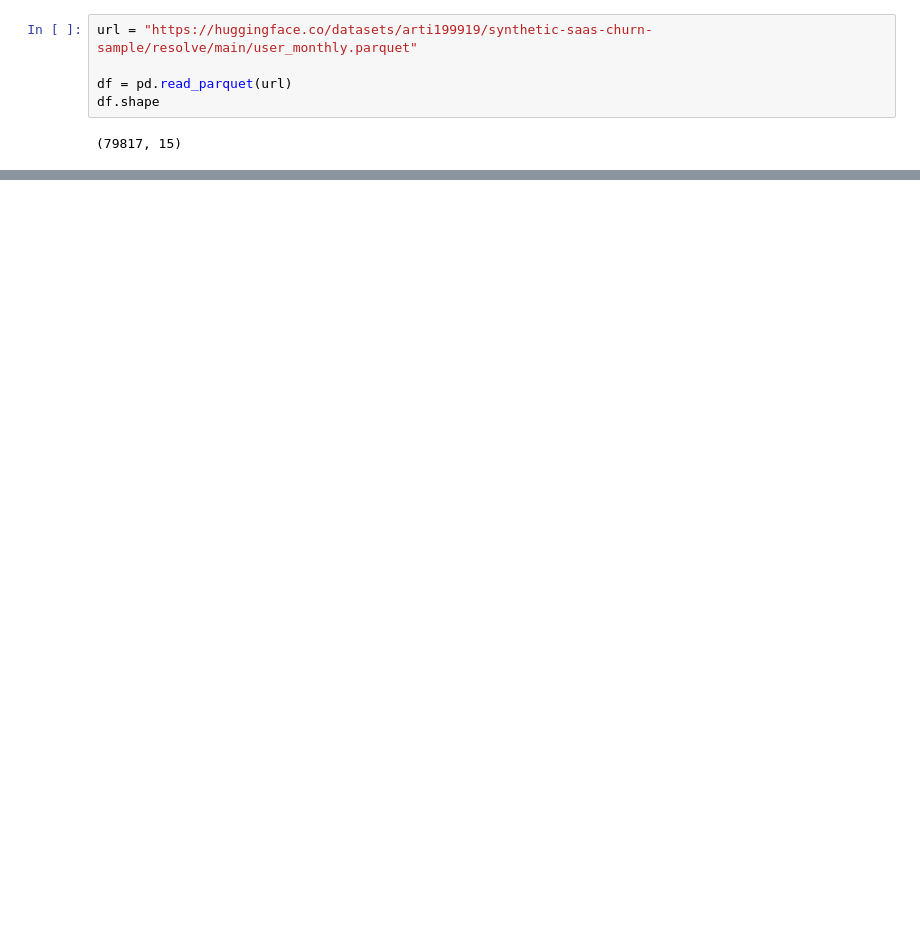
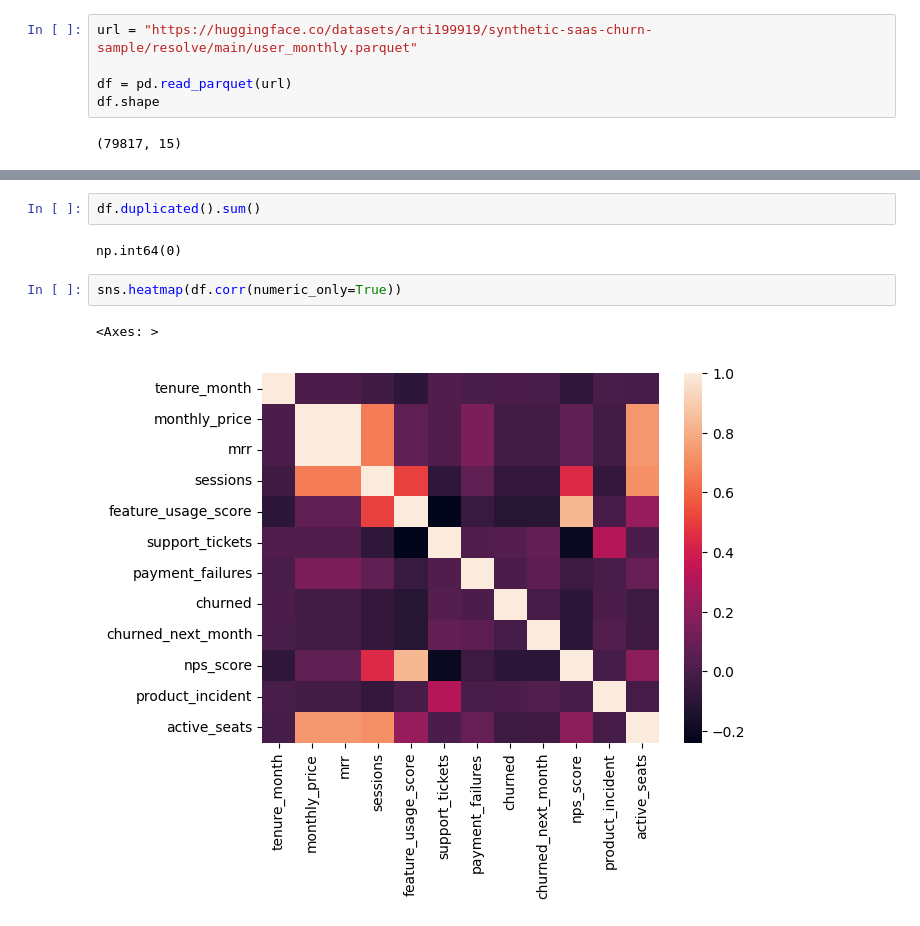
Before and after one commit to magicalSyntax/saas_churn_early_warning_system, a Jupyter notebook: saas_churn_early_warning_system.ipynb, the cells around one changed output, grey strips where cells are left out. Saved outputs shown, nothing was run; the diff lists cells and outputs as text; blank space fills up the shorter version.

```diff
--- a/saas_churn_early_warning_system.ipynb
+++ b/saas_churn_early_warning_system.ipynb
@@ -18,0 +66,9 @@ df.sample(5)
+# %%
+df.duplicated().sum()
+# %% [output]
+np.int64(0)
+# %%
+sns.heatmap(df.corr(numeric_only=True))
+# %% [output]
+<Axes: >
+[figure, added]
```
Also changed, not shown: parts of 8 cells of this notebook.
